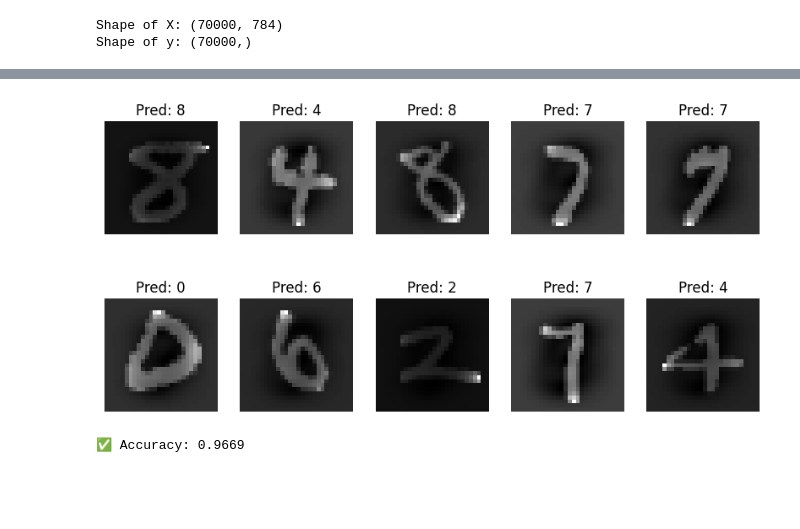
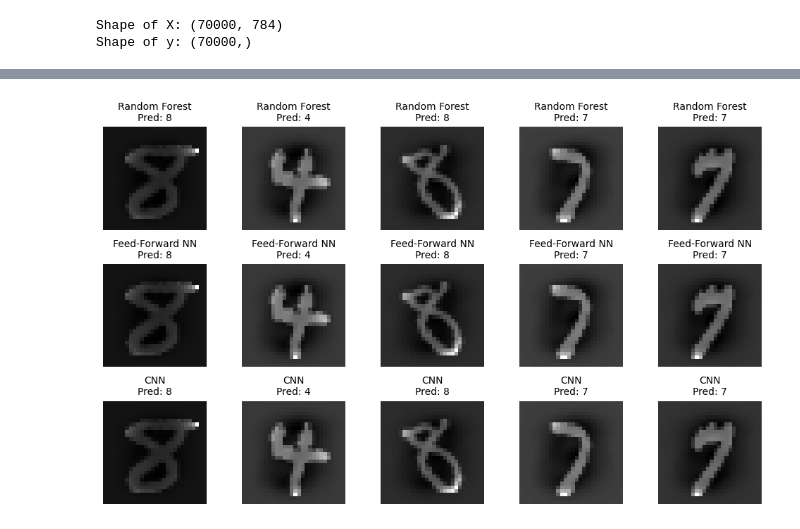
Before and after one commit to OksanaMezentseva/ml-test-vision-nlp, a Jupyter notebook: Image_classification/demo.ipynb, the cells around one changed output, grey strips where cells are left out. Saved outputs shown, nothing was run; the diff lists cells and outputs as text; code cells hidden in the pictures; blank space fills up the shorter version.

Commit message:
Added CNN and FFNN models for MNIST classification

```diff
--- a/Image_classification/demo.ipynb
+++ b/Image_classification/demo.ipynb
@@ -40,0 +69,3 @@ clf.train(X_train, y_train)  # Train only on training data
+# %%
+clf_cnn.model.load_model()
+print("✅ Convolutional NN Model loaded successfully!")
@@ -41,3 +87,7 @@ clf.train(X_train, y_train)  # Train only on training data
 # %%
 # Make predictions
-predictions = clf.predict(X_test)
+predictions_rf = clf_rf.predict(X_test)
+# %%
+predictions_nn = clf_nn.predict(X_test)
+# %%
+predictions_cnn = clf_cnn.predict(X_test)
@@ -44,17 +98,15 @@ predictions = clf.predict(X_test)
 # %%
-# Display images with predictions
-fig, axes = plt.subplots(2, 5, figsize=(10, 5))
-for i, ax in enumerate(axes.flat):
-    ax.imshow(X_sample[i].reshape(28, 28), cmap='gray')
-    ax.set_title(f"Pred: {predictions[i]}")
-    ax.axis("off")
+fig, axes = plt.subplots(3, 5, figsize=(10, 6))
+model_names = ["Random Forest", "Feed-Forward NN", "CNN"]
+predictions = [predictions_rf, predictions_nn, predictions_cnn]
 
+for row, (model_name, preds) in enumerate(zip(model_names, predictions)):
+    for col, ax in enumerate(axes[row]):
+        ax.imshow(X_sample[col].reshape(28, 28), cmap="gray")
+        ax.set_title(f"{model_name}\nPred: {preds[col]}", fontsize=10)
+        ax.axis("off")
+
+plt.tight_layout()
 plt.show()
 # %% [output]
-[figure, old version]
+[figure, new version]
-# %%
-# Compute accuracy
-accuracy = accuracy_score(y_test, predictions)
-print(f"✅ Accuracy: {accuracy:.4f}")
-# %% [output]
-✅ Accuracy: 0.9669
```
Also changed, not shown: parts of 22 cells of this notebook, 10 other files.
